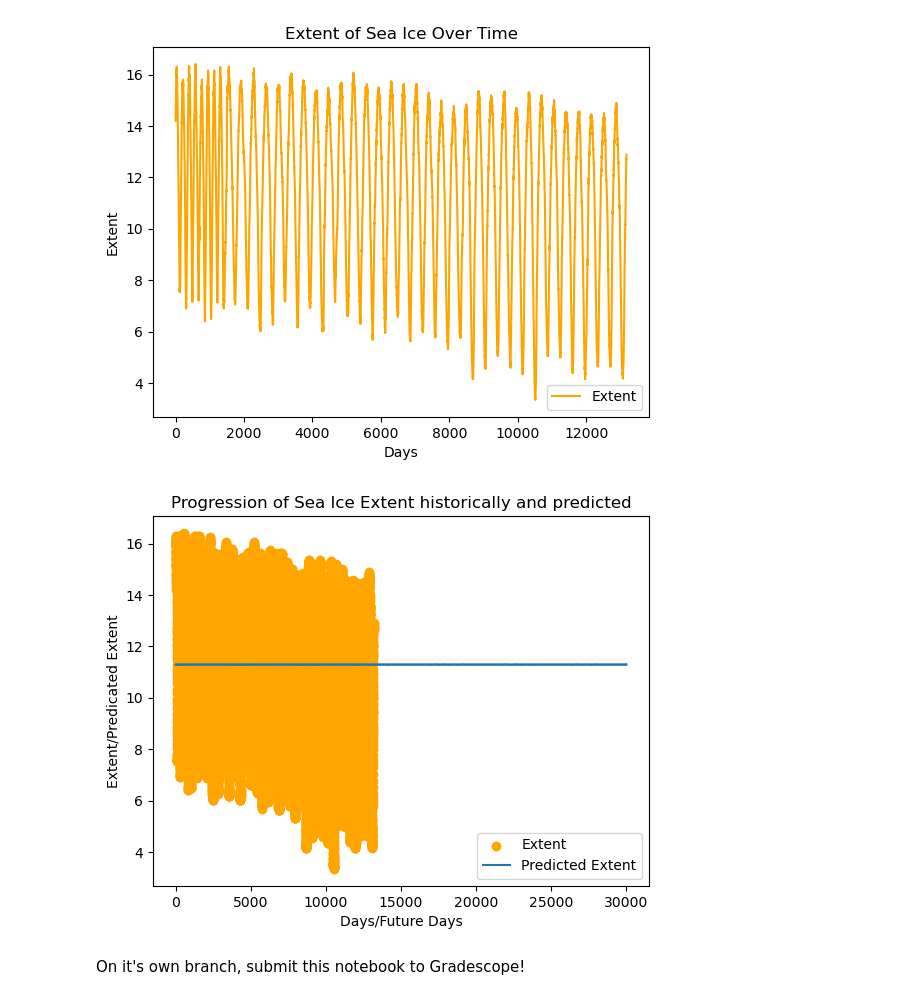
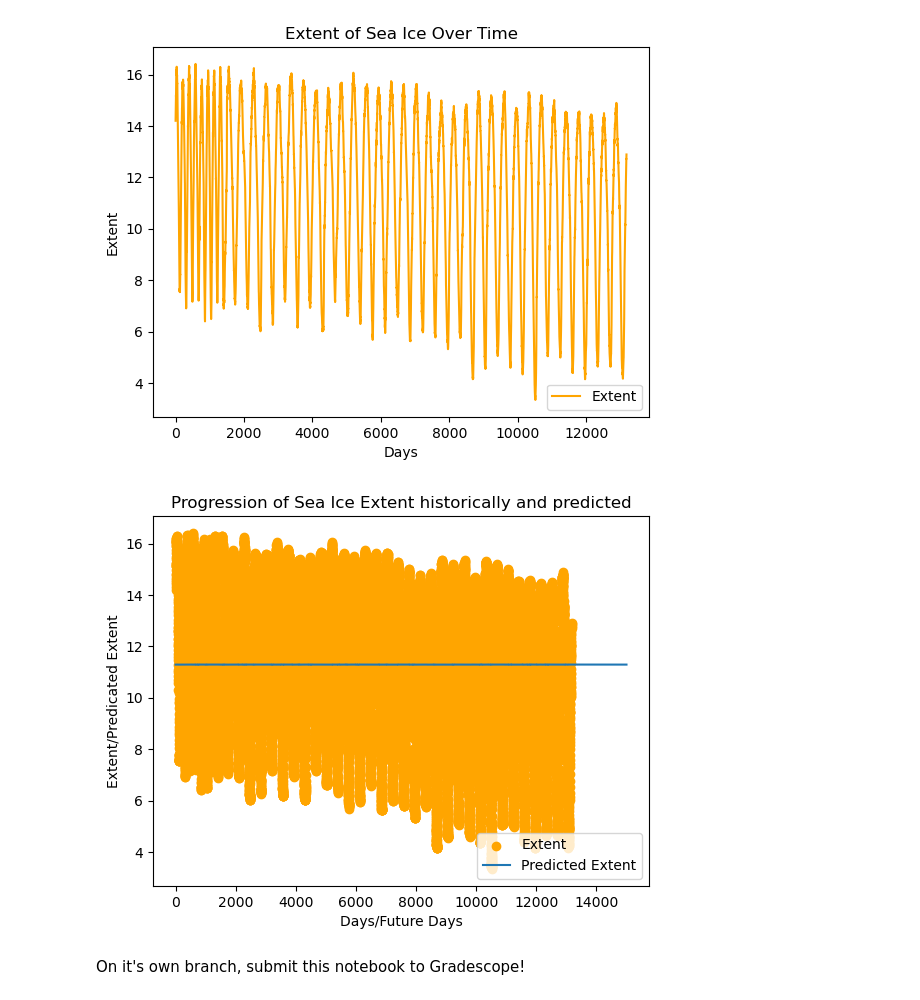
Before and after one commit to MDoshi19/ulab_manank, a Jupyter notebook: homework13/hw13.ipynb, the cells around one changed output. Drawn from its saved outputs; the diff is of its cells as text; code cells hidden in the pictures.

```diff
--- a/homework13/hw13.ipynb
+++ b/homework13/hw13.ipynb
@@ -299,18 +298,18 @@ plt.show()
 # %%
 # Your code here
 def sinusoidal(x,a,b,c,d):
     return a*np.sin(b*x+c) + d
-future_days = np.arange(30000)
+future_days = np.arange(15000)
 popt, pcov = curve_fit(sinusoidal,days_ice,extent)
 predicted_extent = sinusoidal(future_days, *popt)
 plt.scatter(days_ice, extent, label="Extent", color="orange")
 plt.plot(future_days, predicted_extent, label="Predicted Extent")
 plt.legend(["Extent", "Predicted Extent"], loc="lower right")
 plt.xlabel("Days/Future Days")
 plt.ylabel("Extent/Predicated Extent")
 plt.title("Progression of Sea Ice Extent historically and predicted")
 plt.show()
 # %% [output]
-[figure, old version]
+[figure, new version]
 # %% [markdown]
 On it's own branch, submit this notebook to Gradescope!
```
Also changed, not shown: parts of 2 cells of this notebook.
